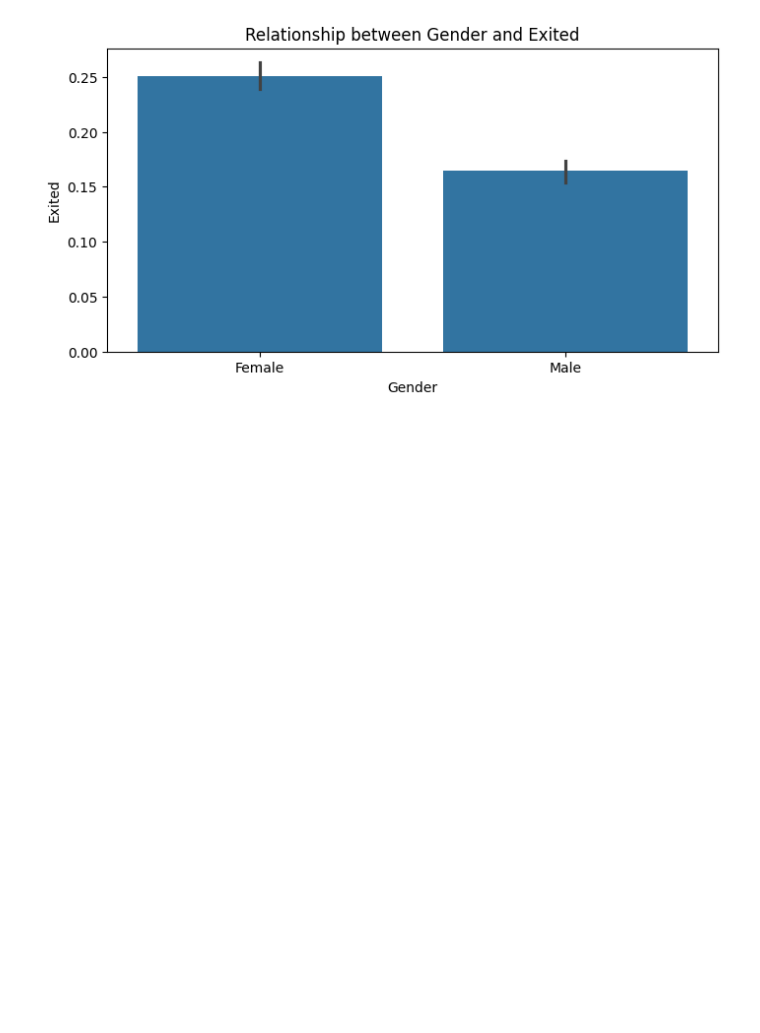
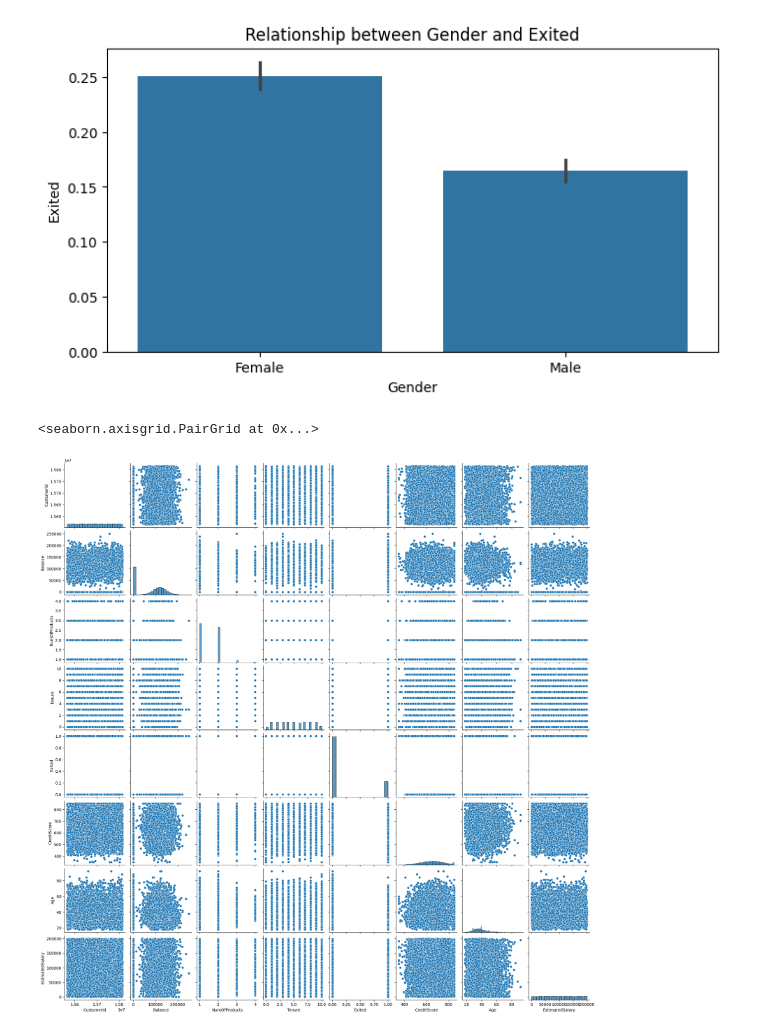
Before and after one commit to sahilbhagat30/Projects, a Jupyter notebook: Data Analytics/Bank Customer Data Prep/Objective 3 : Explore the data.ipynb, the cells around one changed output. Cells and saved outputs as stored; diff of their text form; code cells hidden in the pictures; blank space fills up the shorter version.

```diff
--- a/Data Analytics/Bank Customer Data Prep/Objective 3 : Explore the data.ipynb
+++ b/Data Analytics/Bank Customer Data Prep/Objective 3 : Explore the data.ipynb
@@ -94,3 +94,8 @@ for col in bank_churn_df.drop("Surname", axis=1).select_dtypes("object"):
 [figure]
 [figure]
 [figure]
+# %%
+sns.pairplot(bank_churn_df)
+# %% [output]
+<seaborn.axisgrid.PairGrid at 0x...>
+[figure, added]
```
Also changed, not shown: parts of 5 cells of this notebook, 6 other files.
